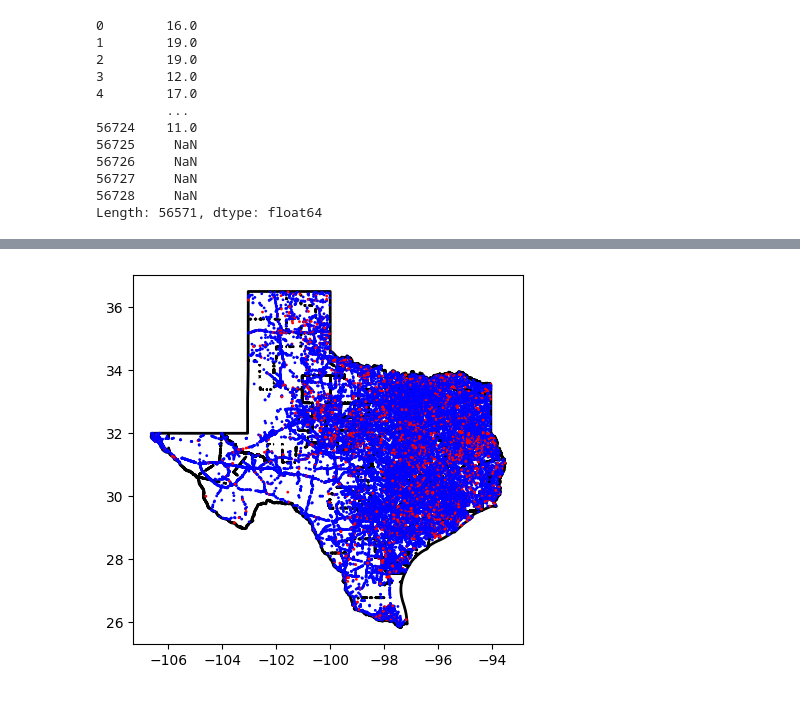
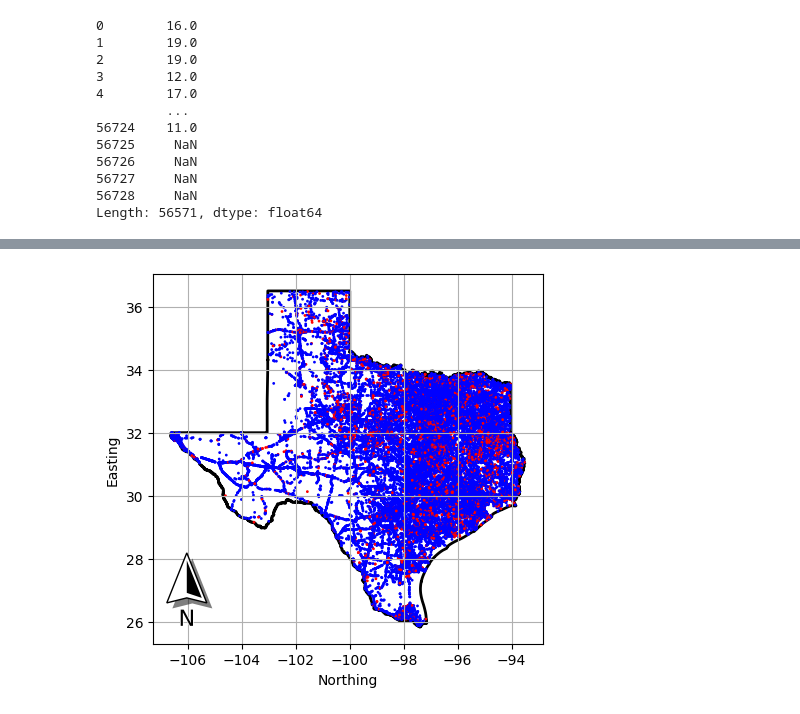
Before and after one commit to shaseevarajan/GIS-Apps-in-Engineering, a Jupyter notebook: Shaseevarajan Sivanantharajah/Assignment 4.ipynb, the cells around one changed output, grey strips where cells are left out. Drawn from its saved outputs; the diff is of its cells as text; code cells hidden in the pictures.

```diff
--- a/Shaseevarajan Sivanantharajah/Assignment 4.ipynb
+++ b/Shaseevarajan Sivanantharajah/Assignment 4.ipynb
@@ -249,8 +326,8 @@ len(aa)
 #YEARS_RECONSTRUCTED_106
 yrb = pd.to_numeric(aa.YEAR_BUILT_027, errors ="coerce")
 yrc = pd.to_numeric(aa.YEAR_RECONSTRUCTED_106, errors ="coerce")
-age = 2024 - np.maximum(yrb,yrc)
-age
+aa['AGE'] = 2024 - np.maximum(yrb,yrc)
+AGE
 # %% [output]
 0        16.0
 1        19.0
@@ -307,0 +394,2 @@ txdis.plot()
+# %%
+txdis["geometry"] = txdis["geometry"].apply(lambda geom: Polygon(geom.exterior))
@@ -311,9 +404,13 @@ bridges = gpd.GeoDataFrame(aa,crs="EPSG:4326",
 # %%
 colormap = {0:"blue",1:"red"}
 bridges["color"] = bridges['UNSAFE'].map(colormap)
 fig,ax = plt.subplots()
 txdis.plot(ax=ax,facecolor = "none", edgecolor = "black", linewidth =2)
 bridges.plot(ax=ax,color = bridges["color"], markersize = 1)
+north_arrow(ax=ax, location='lower left', rotation={"crs": 4326, "reference": "center"})
+ax.set_xlabel("Northing")
+ax.set_ylabel("Easting")
+plt.grid()
 plt.show()
 # %% [output]
-[figure, old version]
+[figure, new version]
```
Also changed, not shown: parts of 31 cells of this notebook.
